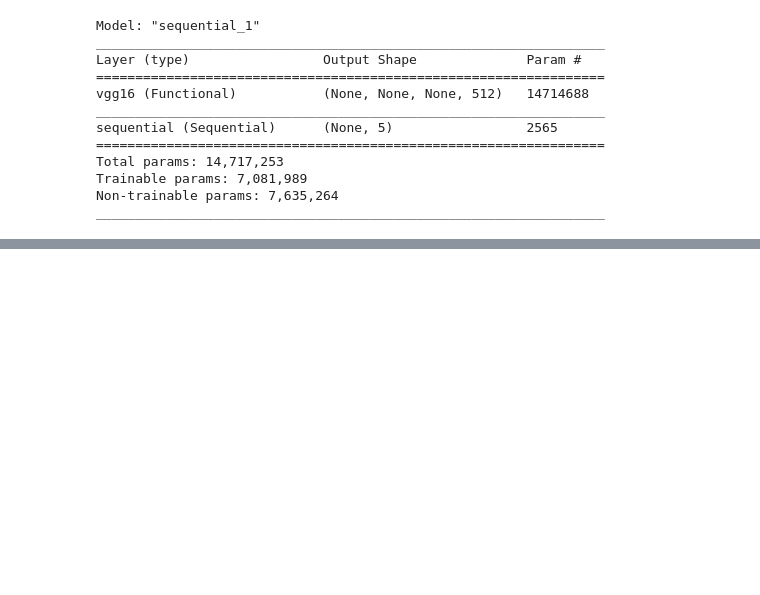
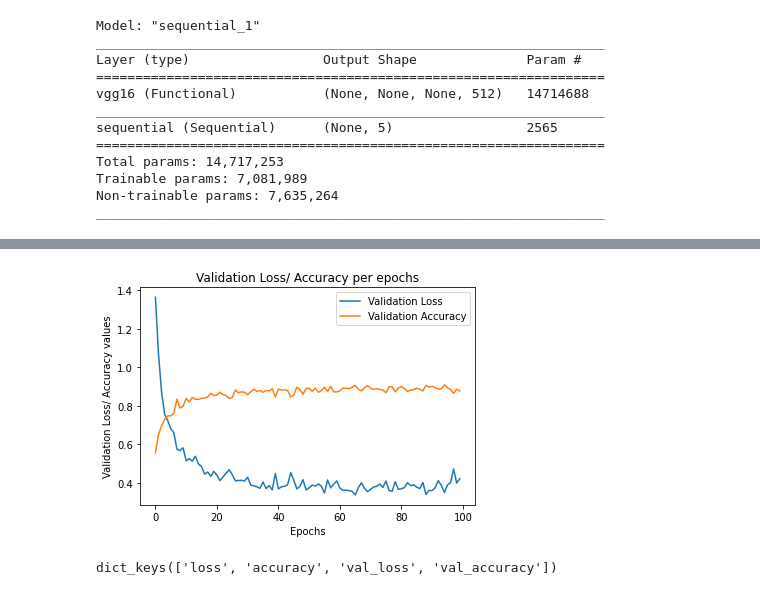
Before and after one commit to infoshareacademy/jdsz5-outdated, a Jupyter notebook: dl/dl_projekt_notatnik_maciek.ipynb, the cells around one changed output, grey strips where cells are left out. Saved outputs shown, nothing was run; the diff lists cells and outputs as text; code cells hidden in the pictures; blank space fills up the shorter version.

```diff
--- a/dl/dl_projekt_notatnik_maciek.ipynb
+++ b/dl/dl_projekt_notatnik_maciek.ipynb
@@ -223,3 +230,18 @@ Epoch 00100: val_loss did not improve from 0.31430
+# %%
+#wykres zmian wartości loss, accuracy (validation) poprzez epoki
+plt.plot(history.history["val_loss"], label = 'Validation Loss')
+plt.plot(history.history['val_accuracy'], label = 'Validation Accuracy')
+plt.legend(loc = 'upper right')
+plt.title("Validation Loss/ Accuracy per epochs")
+plt.ylabel('Validation Loss/ Accuracy values')
+plt.xlabel('Epochs')
+plt.show()
+# %% [output]
+[figure, added]
+# %%
+history.history.keys()
+# %% [output]
+dict_keys(['loss', 'accuracy', 'val_loss', 'val_accuracy'])
 # %%
 # ocena modelu
 model.load_weights(best_model_finetuned_path)
```
Also changed, not shown: parts of 17 cells of this notebook.
